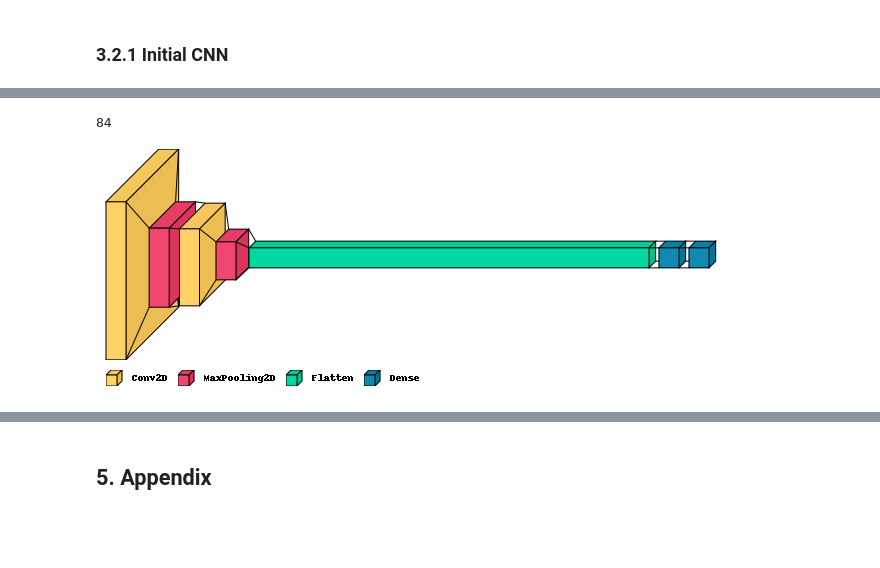
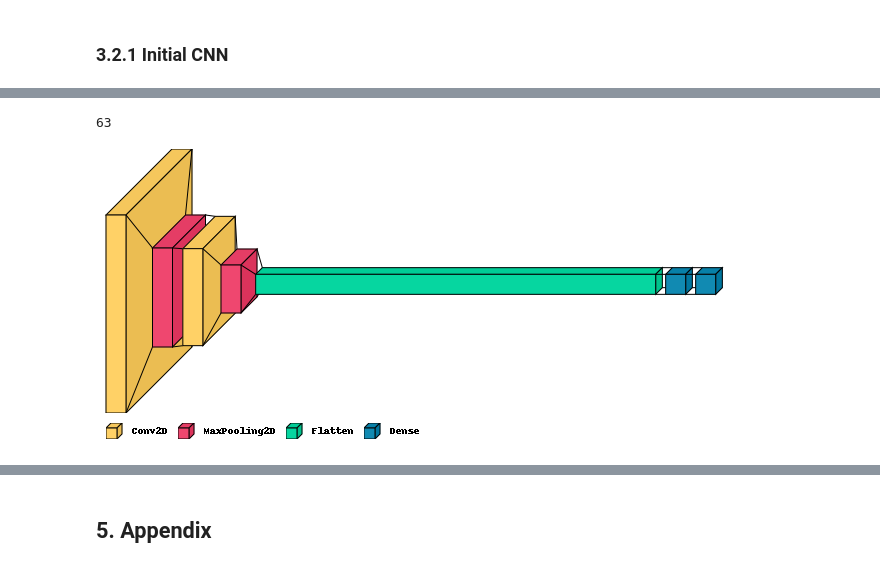
Before and after one commit to dario-x/Deep_Fake_Detection, a Jupyter notebook: main.ipynb, the cells around one changed output, grey strips where cells are left out. Drawn from its saved outputs; the diff is of its cells as text; code cells hidden in the pictures; blank space fills up the shorter version.

```diff
--- a/main.ipynb
+++ b/main.ipynb
@@ -417,7 +415,7 @@ def plot_training(training_data,train,validation):
 #create_data_split_and_directory(extract_zip=True)
 # %%
 #loading the dataset
-imagesize = (200,200)
+imagesize = (150,150)
 trainX, trainY, trainType, valX, valY, valType, testX, testY, testType = load_data(imagesize)
 # %%
 # shuffling the data again
@@ -649,33 +646,26 @@ NameError: ignored
 # %%
 #del reduced_trainX
 #del reduced_testX
-#del reduced_trainY
-#del reduced_testY
-#del X_bw
-#del X
-#del flattend_X
-#del X_svd
-#del X_scaled
-#del _142
-#del _148
-#del _171
-del X
+
 gc.collect()
 # %% [output]
-84
+63
 # %%
-Simple_RNN = tf.keras.Sequential([
+Simple_CNN = tf.keras.Sequential([
+
     tf.keras.layers.Conv2D(32, (3, 3), activation = 'relu', input_shape = (imagesize[0], imagesize[1], 3)),
     tf.keras.layers.MaxPooling2D(2,2),
+
     tf.keras.layers.Conv2D(32, (3, 3), activation = 'relu'),
     tf.keras.layers.MaxPooling2D(2,2),
+
     tf.keras.layers.Flatten(),
     tf.keras.layers.Dense(128, activation=tf.nn.relu),
     tf.keras.layers.Dense(2, activation=tf.nn.softmax)
 ])
 
-Simple_RNN.compile(optimizer = 'adam', loss = 'binary_crossentropy', metrics=['accuracy'])
+Simple_CNN.compile(optimizer = 'adam', loss = 'binary_crossentropy', metrics=['accuracy'])
 visualkeras.layered_view(Simple_RNN, scale_xy =1, legend=True)
 # %% [output]
-[figure, old version]
+[figure, new version]
 # %%
```
Also changed, not shown: parts of 32 cells of this notebook.
